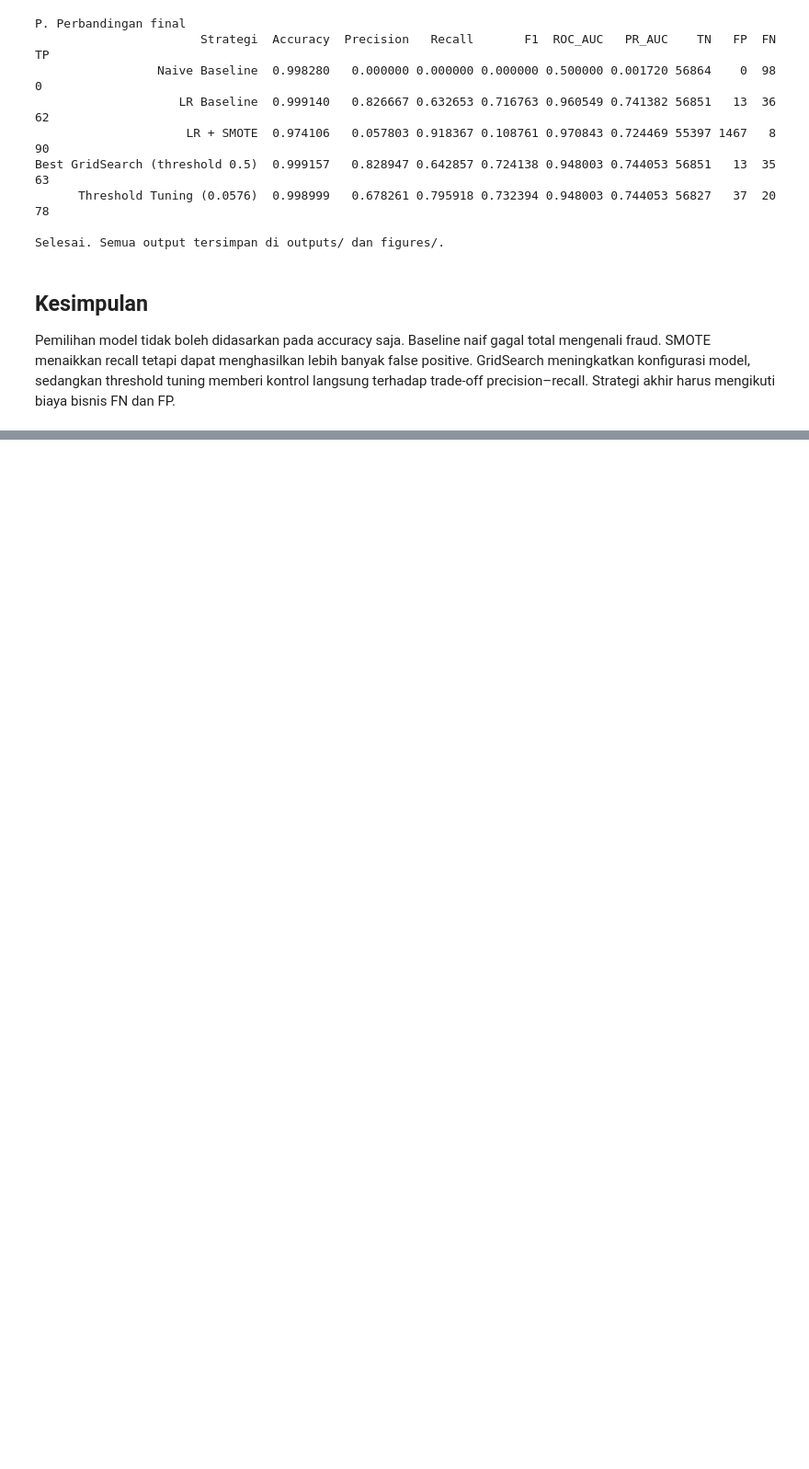
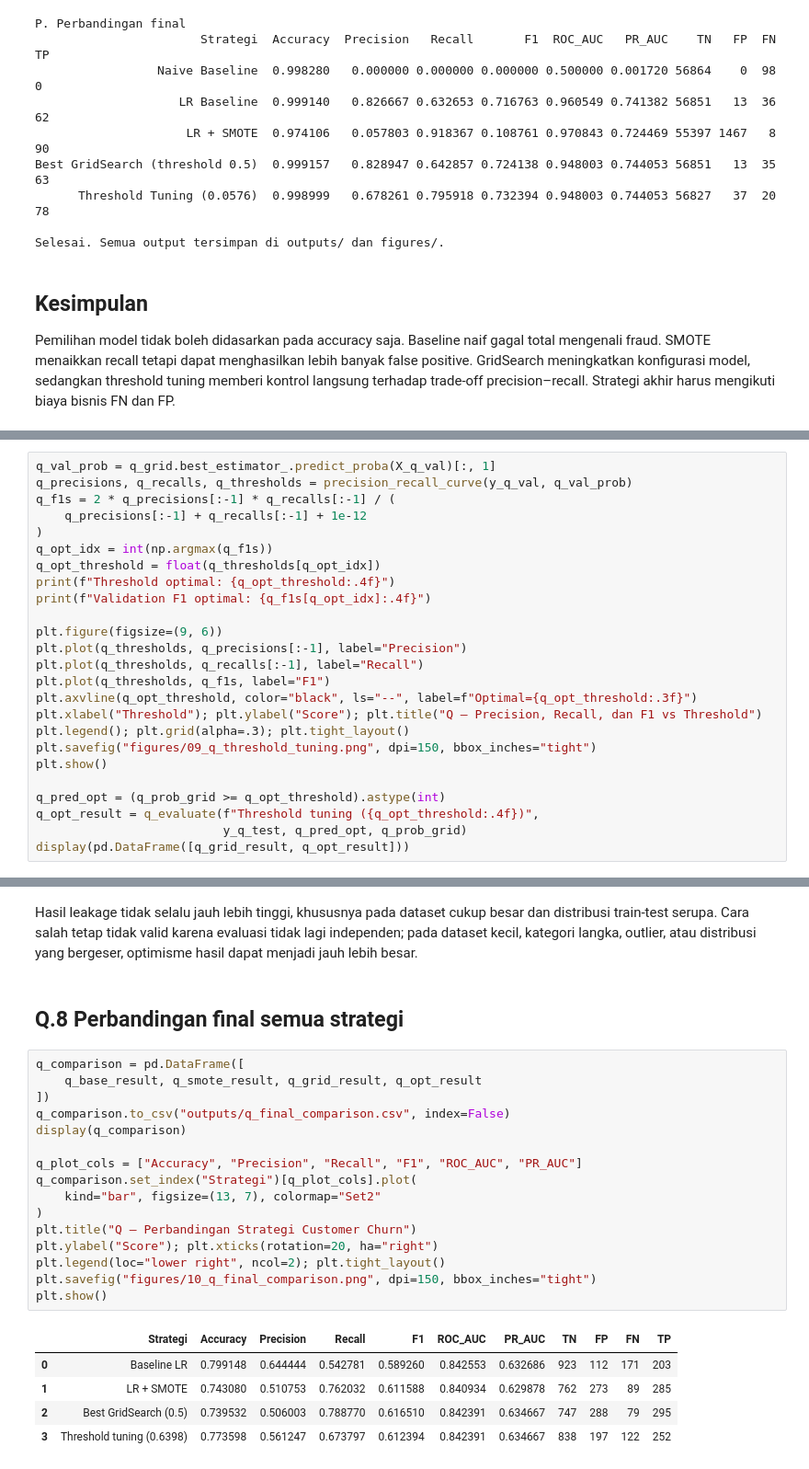
Before and after one commit to arifianilhamnrr/pertemuan-ke-6-machine-learning, a Jupyter notebook: praktikum_evaluasi_model.ipynb, the cells around one changed output, grey strips where cells are left out. Shown at 92% size. Saved outputs shown, nothing was run; the diff lists cells and outputs as text; blank space fills up the shorter version.

```diff
--- a/praktikum_evaluasi_model.ipynb
+++ b/praktikum_evaluasi_model.ipynb
@@ -431,0 +701,25 @@ Pemilihan model tidak boleh didasarkan pada accuracy saja. Baseline naif gagal t
+# %%
+q_val_prob = q_grid.best_estimator_.predict_proba(X_q_val)[:, 1]
+q_precisions, q_recalls, q_thresholds = precision_recall_curve(y_q_val, q_val_prob)
+q_f1s = 2 * q_precisions[:-1] * q_recalls[:-1] / (
+    q_precisions[:-1] + q_recalls[:-1] + 1e-12
+)
+q_opt_idx = int(np.argmax(q_f1s))
+q_opt_threshold = float(q_thresholds[q_opt_idx])
+print(f"Threshold optimal: {q_opt_threshold:.4f}")
+print(f"Validation F1 optimal: {q_f1s[q_opt_idx]:.4f}")
+
+plt.figure(figsize=(9, 6))
+plt.plot(q_thresholds, q_precisions[:-1], label="Precision")
+plt.plot(q_thresholds, q_recalls[:-1], label="Recall")
+plt.plot(q_thresholds, q_f1s, label="F1")
+plt.axvline(q_opt_threshold, color="black", ls="--", label=f"Optimal={q_opt_threshold:.3f}")
+plt.xlabel("Threshold"); plt.ylabel("Score"); plt.title("Q — Precision, Recall, dan F1 vs Threshold")
+plt.legend(); plt.grid(alpha=.3); plt.tight_layout()
+plt.savefig("figures/09_q_threshold_tuning.png", dpi=150, bbox_inches="tight")
+plt.show()
+
+q_pred_opt = (q_prob_grid >= q_opt_threshold).astype(int)
+q_opt_result = q_evaluate(f"Threshold tuning ({q_opt_threshold:.4f})",
+                          y_q_test, q_pred_opt, q_prob_grid)
+display(pd.DataFrame([q_grid_result, q_opt_result]))
@@ -431,0 +763,26 @@ Pemilihan model tidak boleh didasarkan pada accuracy saja. Baseline naif gagal t
+# %% [markdown]
+Hasil leakage tidak selalu jauh lebih tinggi, khususnya pada dataset cukup besar dan distribusi train-test serupa. Cara salah tetap tidak valid karena evaluasi tidak lagi independen; pada dataset kecil, kategori langka, outlier, atau distribusi yang bergeser, optimisme hasil dapat menjadi jauh lebih besar.
+# %% [markdown]
+## Q.8 Perbandingan final semua strategi
+# %%
+q_comparison = pd.DataFrame([
+    q_base_result, q_smote_result, q_grid_result, q_opt_result
+])
+q_comparison.to_csv("outputs/q_final_comparison.csv", index=False)
+display(q_comparison)
+
+q_plot_cols = ["Accuracy", "Precision", "Recall", "F1", "ROC_AUC", "PR_AUC"]
+q_comparison.set_index("Strategi")[q_plot_cols].plot(
+    kind="bar", figsize=(13, 7), colormap="Set2"
+)
+plt.title("Q — Perbandingan Strategi Customer Churn")
+plt.ylabel("Score"); plt.xticks(rotation=20, ha="right")
+plt.legend(loc="lower right", ncol=2); plt.tight_layout()
+plt.savefig("figures/10_q_final_comparison.png", dpi=150, bbox_inches="tight")
+plt.show()
+# %% [output]
+|  | Strategi | Accuracy | Precision | Recall | F1 | ROC_AUC | PR_AUC | TN | FP | FN | TP |
+| 0 | Baseline LR | 0.799148 | 0.644444 | 0.542781 | 0.589260 | 0.842553 | 0.632686 | 923 | 112 | 171 | 203 |
+| 1 | LR + SMOTE | 0.743080 | 0.510753 | 0.762032 | 0.611588 | 0.840934 | 0.629878 | 762 | 273 | 89 | 285 |
+| 2 | Best GridSearch (0.5) | 0.739532 | 0.506003 | 0.788770 | 0.616510 | 0.842391 | 0.634667 | 747 | 288 | 79 | 295 |
+| 3 | Threshold tuning (0.6398) | 0.773598 | 0.561247 | 0.673797 | 0.612394 | 0.842391 | 0.634667 | 838 | 197 | 122 | 252 |
```
Also changed, not shown: parts of 20 cells of this notebook, 12 other files.
